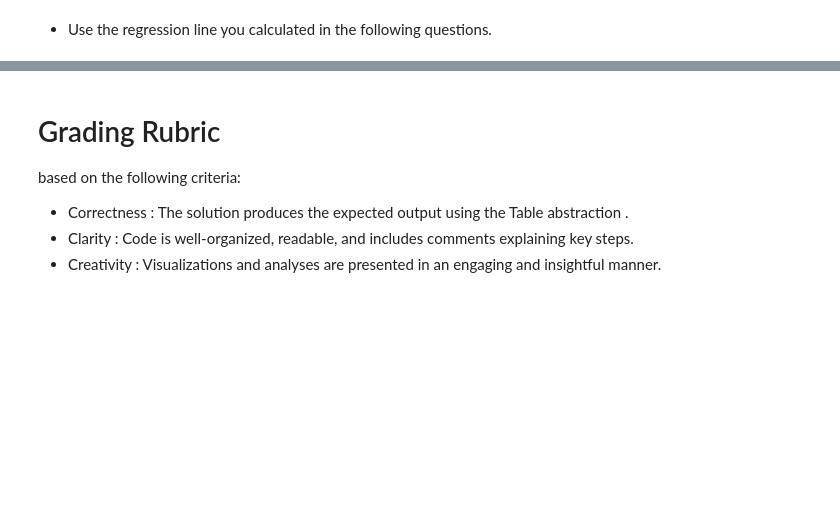
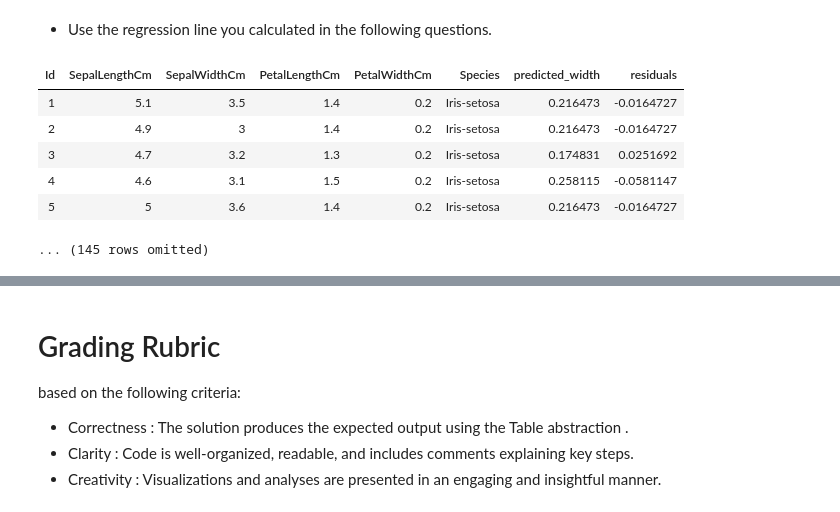
Before and after one commit to Enoimii/FDS, a Jupyter notebook: Notebooks/class activities/intro.ipynb, the cells around one changed output, grey strips where cells are left out. Drawn from its saved outputs; the diff is of its cells as text; code cells hidden in the pictures; blank space fills up the shorter version.

```diff
--- a/Notebooks/class activities/intro.ipynb
+++ b/Notebooks/class activities/intro.ipynb
@@ -217,5 +217,22 @@ print(r)
 - Use the regression line you calculated in the following questions.
 # %%
 # Q9. Compute the predicted petal_width for every flower using your regression equation. Add both the predicted values and the residuals (actual - predicted) as new columns to the table. Display the first 8 rows.
+
+petal_length = iris.column('PetalLengthCm')
+predicted = m * petal_length + b
+
+actual = iris.column('PetalWidthCm')
+residuals = actual - predicted
+
+iris = iris.with_columns('predicted_width', predicted, 'residuals', residuals)
+iris.show(5)
+# %% [output]
+| Id | SepalLengthCm | SepalWidthCm | PetalLengthCm | PetalWidthCm | Species | predicted_width | residuals |
+| 1 | 5.1 | 3.5 | 1.4 | 0.2 | Iris-setosa | 0.216473 | -0.0164727 |
+| 2 | 4.9 | 3 | 1.4 | 0.2 | Iris-setosa | 0.216473 | -0.0164727 |
+| 3 | 4.7 | 3.2 | 1.3 | 0.2 | Iris-setosa | 0.174831 | 0.0251692 |
+| 4 | 4.6 | 3.1 | 1.5 | 0.2 | Iris-setosa | 0.258115 | -0.0581147 |
+| 5 | 5 | 3.6 | 1.4 | 0.2 | Iris-setosa | 0.216473 | -0.0164727 |
+... (145 rows omitted)
 # %%
 # Q10. Create a scatter plot of the residuals (y-axis) vs petal_length (x-axis). Add a horizontal red dashed line at y = 0. In 2-3 sentences, interpret what this plot tells you about how well the linear model fits the data.
```
Also changed, not shown: parts of 1 cell of this notebook.
